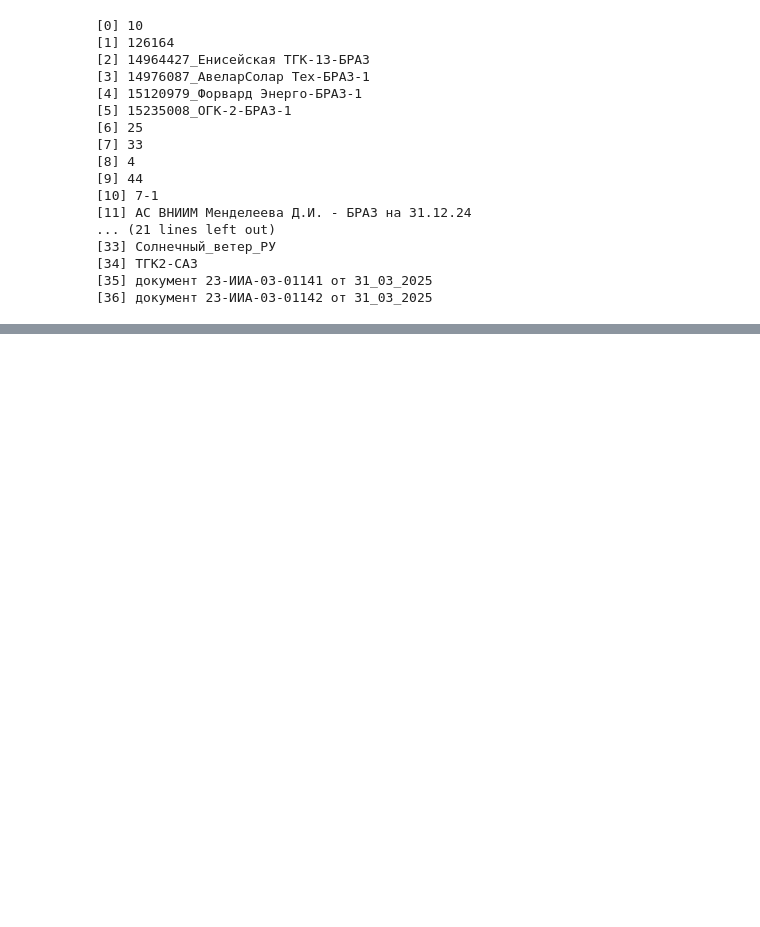
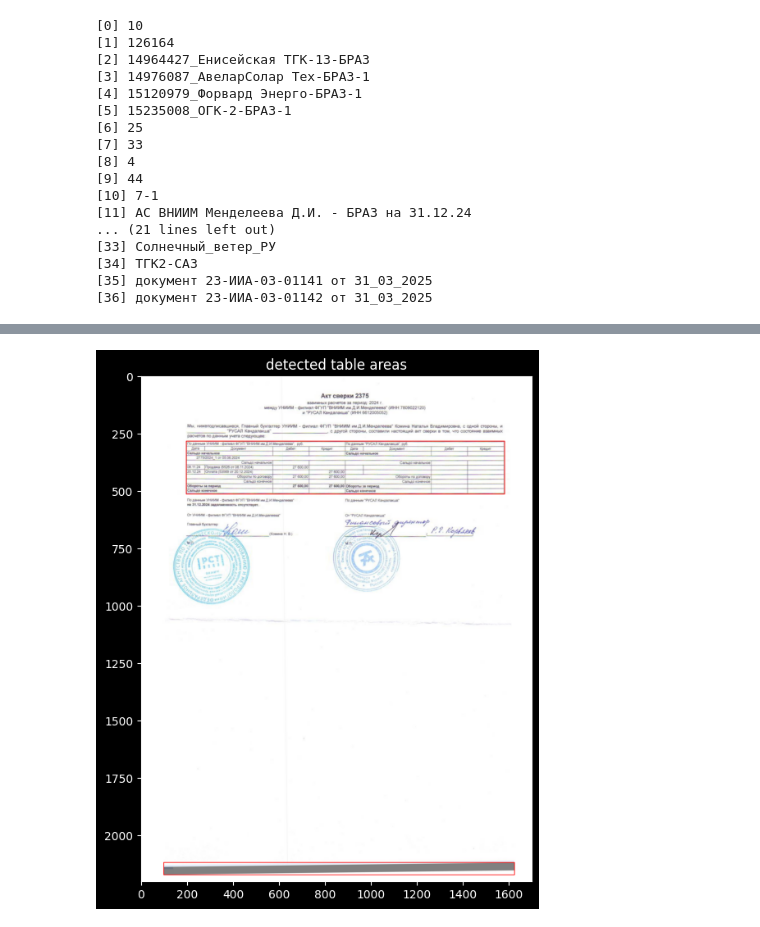
Before and after one commit to SergeyKrasnoslobodtsev/recon_vision, a Jupyter notebook: notebooks/test_table_mask.ipynb, the cells around one changed output, grey strips where cells are left out. Drawn from its saved outputs; the diff is of its cells as text; code cells hidden in the pictures; blank space fills up the shorter version.

```diff
--- a/notebooks/test_table_mask.ipynb
+++ b/notebooks/test_table_mask.ipynb
@@ -105,0 +126,35 @@ plt.show()
+# %%
+contours, _ = cv2.findContours(mask, cv2.RETR_EXTERNAL, cv2.CHAIN_APPROX_SIMPLE)
+
+img_with_boxes = img.copy()
+
+page_width = img.shape[1]
+
+bboxes = []
+for cnt in contours:
+    x, y, w, h = cv2.boundingRect(cnt)
+    if w > page_width * 0.5 and h > 20:
+        bboxes.append((x, y, w, h))
+
+def is_nested(inner, outer):
+    return (inner[0] >= outer[0] and
+            inner[1] >= outer[1] and
+            inner[0] + inner[2] <= outer[0] + outer[2] and
+            inner[1] + inner[3] <= outer[1] + outer[3])
+
+bboxes = [
+    a for i, a in enumerate(bboxes)
+    if not any(is_nested(a, b) for j, b in enumerate(bboxes) if i != j)
+]
+
+
+for x, y, w, h in bboxes:
+    cv2.rectangle(img_with_boxes, (x, y), (x + w, y + h), (255, 0, 0), 2)
+
+
+plt.figure(figsize=(12, 8))
+plt.imshow(img_with_boxes)
+plt.title('detected table areas')
+plt.show()
+# %% [output]
+[figure, added]
```
Also changed, not shown: parts of 15 cells of this notebook, 1 other file.
